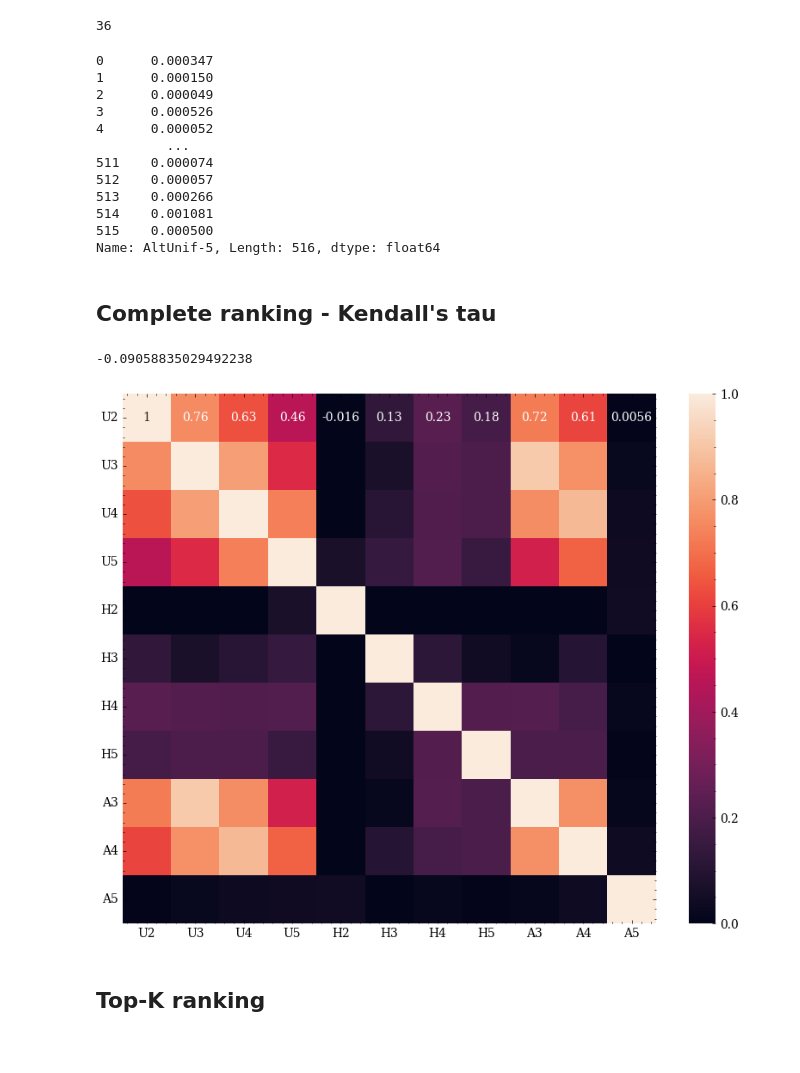
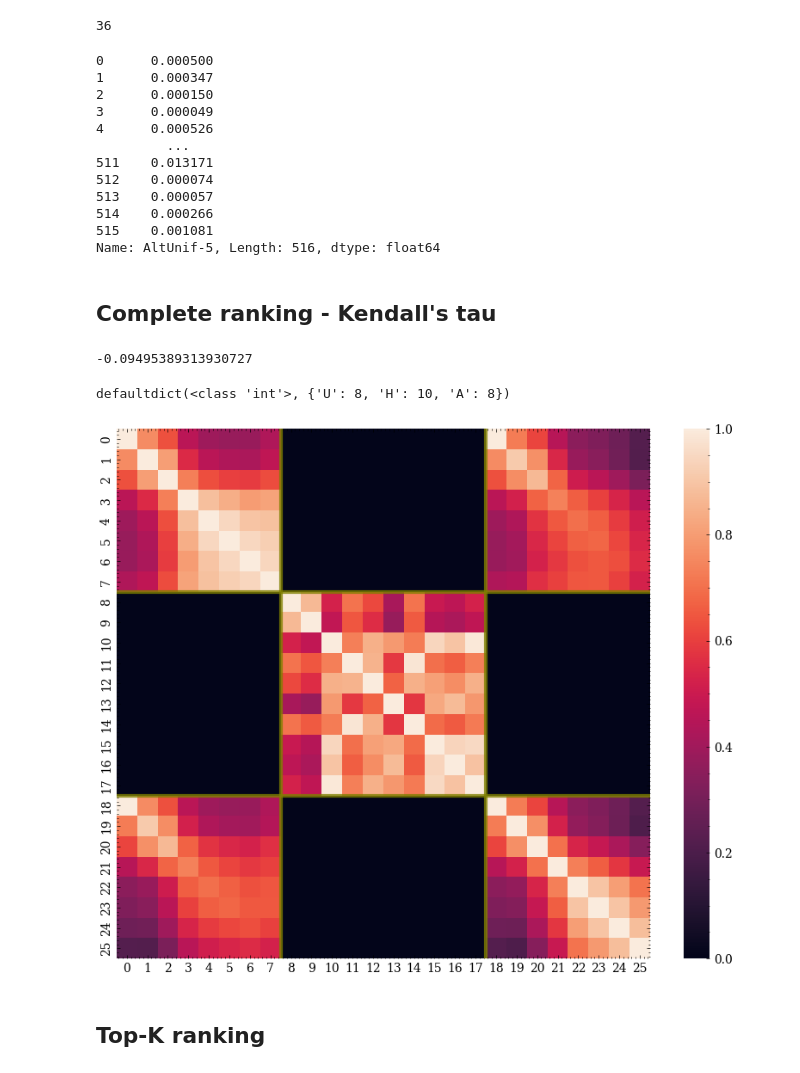
Before and after one commit to LaComarca-Lab/non-uniform-hypergraphs, a Jupyter notebook: Examples/RankingAnalysis/Diseasome_RankingAnalysis.ipynb, the cells around one changed output. Drawn from its saved outputs; the diff is of its cells as text; code cells hidden in the pictures.

```diff
--- a/Examples/RankingAnalysis/Diseasome_RankingAnalysis.ipynb
+++ b/Examples/RankingAnalysis/Diseasome_RankingAnalysis.ipynb
@@ -13,7 +13,7 @@ plt.style.use(['science', 'no-latex'])
 
 from collections import defaultdict
 # %%
-df = pandas.read_csv("Output/diseasome_dataframe.csv")
+df = pandas.read_csv("../../Output/diseasome_dataframe.csv")
 # %%
 df
 # %% [output]
@@ -53,19 +57,19 @@ series2[series2 > 0].count()
 36
 # %%
 series5 = df["AltUnif-5"]
-series5obtained
+series5
 # %% [output]
-0      0.000347
-1      0.000150
-2      0.000049
-3      0.000526
-4      0.000052
+0      0.000500
+1      0.000347
+2      0.000150
+3      0.000049
+4      0.000526
          ...
-511    0.000074
-512    0.000057
-513    0.000266
-514    0.001081
-515    0.000500
+511    0.013171
+512    0.000074
+513    0.000057
+514    0.000266
+515    0.001081
 Name: AltUnif-5, Length: 516, dtype: float64
 # %% [markdown]
 ## Complete ranking - Kendall's tau
@@ -77,22 +81,45 @@ for i, row in enumerate(df):
 # %%
 np.min(KT)
 # %% [output]
--0.09058835029492238
+-0.09495389313930727
+# %%
+def findInt(col):
+    index = col.find("-")
+    for n in [3,2,1]:
+        try:
+            M = int(col[index+1:index+n])
+            return str(M)
+        except:
+            continue
+labels = [str(col)[0]+findInt(col) for col in list(df.columns)[1:]]
+
+type_dict = defaultdict(int)
+for cent in labels:
+    type_dict[cent[0]] += 1
+
+separators = [type_dict["U"], type_dict["H"]+type_dict["U"]]
+# %%
+print(type_dict)
+# %% [output]
+defaultdict(<class 'int'>, {'U': 8, 'H': 10, 'A': 8})
 # %%
 fig, ax = plt.subplots(1,1, figsize=(10,8))
 
-ax = sns.heatmap(KT[1:,1:], annot=True, vmin=0, vmax=1)
+ax = sns.heatmap(KT[1:,1:], annot=False, vmin=0, vmax=1)
 
 labels = ['U2','U3','U4','U5','H2','H3','H4','H5','A3','A4','A5'] #df.columns
 
-ax.set_yticklabels(labels, rotation=0)
-ax.set_xticklabels(labels, rotation=0)
+ax.hlines(separators, *ax.get_xlim(), linewidth=3, color='olive',alpha=0.8)
+ax.vlines(separators, *ax.get_ylim(), linewidth=3, color='olive',alpha=0.8)
 
-plt.savefig("Figures/KT_heatmap.svg")
+#ax.set_yticklabels(labels, rotation=0)
+#ax.set_xticklabels(labels, rotation=0)
+
+plt.savefig("../../Figures/KT-DIS_heatmap.svg")
 
 plt.show()
 # %% [output]
-[figure, old version]
+[figure, new version]
 # %% [markdown]
 ## Top-K ranking
 # %%
```
Also changed, not shown: parts of 2 cells of this notebook, 12 other files.
